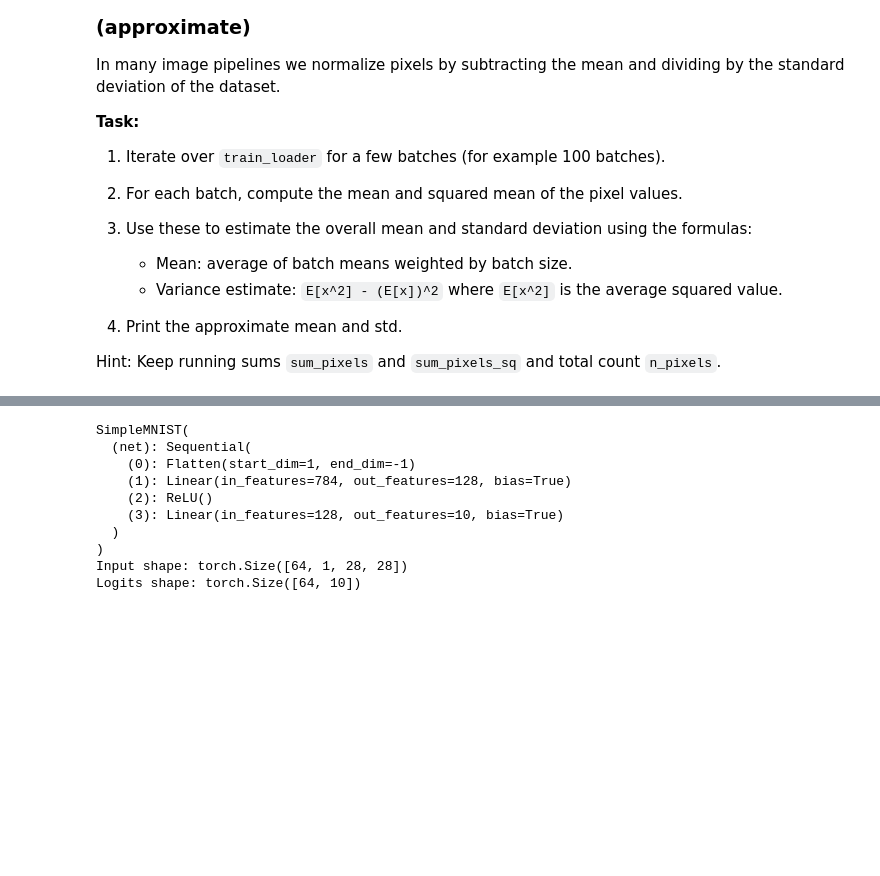
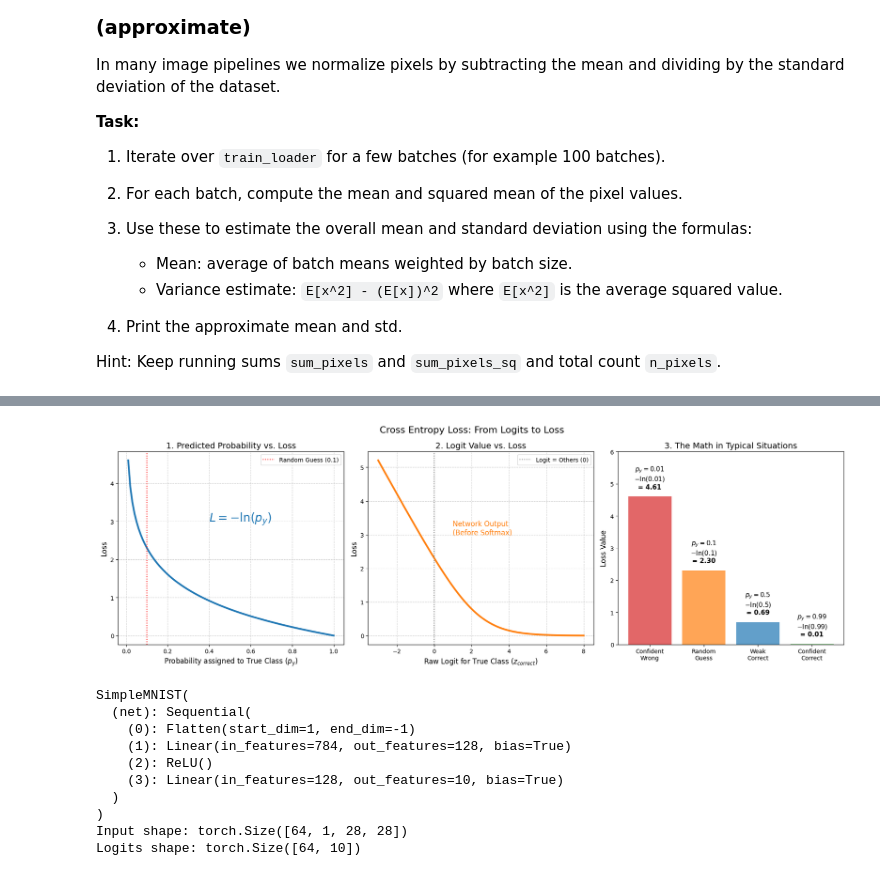
Before and after one commit to Artillence/python_advanced_course, a Jupyter notebook: day4_deep_learning_pytorch.ipynb, the cells around one changed output, grey strips where cells are left out. Drawn from its saved outputs; the diff is of its cells as text; code cells hidden in the pictures; blank space fills up the shorter version.

```diff
--- a/day4_deep_learning_pytorch.ipynb
+++ b/day4_deep_learning_pytorch.ipynb
@@ -804,6 +817,82 @@ PyTorch provides `nn.CrossEntropyLoss`, which internally combines:
 * Negative log-likelihood loss.
 
 Our training objective on MNIST is to **find parameters $(W_1, b_1, W_2, b_2)$ that minimize this average cross-entropy loss over the training set**.
+# %%
+import matplotlib.pyplot as plt
+import numpy as np
+
+def softmax(x):
+    """Compute softmax values for each set of scores in x."""
+    e_x = np.exp(x - np.max(x))
+    return e_x / e_x.sum(axis=0)
+
+# Setup the figure
+fig, axes = plt.subplots(1, 3, figsize=(18, 6))
+plt.subplots_adjust(wspace=0.3, bottom=0.2)
+
+# --- Subplot 1: Probability vs. Loss ---
+probs = np.linspace(0.01, 1.0, 100)
+loss_p = -np.log(probs)
+
+axes[0].plot(probs, loss_p, linewidth=3, color='#1f77b4')
+axes[0].set_title("1. Predicted Probability vs. Loss", fontsize=14)
+axes[0].set_xlabel("Probability assigned to True Class ($p_y$)", fontsize=12)
+axes[0].set_ylabel("Loss", fontsize=12)
+axes[0].grid(True, linestyle='--', alpha=0.6)
+axes[0].axvline(x=0.1, color='red', linestyle=':', label='Random Guess (0.1)')
+# Add the general formula large on the plot
+axes[0].text(0.4, 3.0, r"$L = -\ln(p_y)$", fontsize=20, color='#1f77b4')
+axes[0].legend()
+
+# --- Subplot 2: Logit Value vs. Loss ---
+logit_correct = np.linspace(-3, 8, 100)
+losses_logits = []
+
+for l_c in logit_correct:
+    # 9 wrong logits at 0, 1 correct logit varying
+    current_logits = np.concatenate([np.zeros(9), [l_c]])
+    probs_vec = softmax(current_logits)
+    p_correct = probs_vec[-1]
+    losses_logits.append(-np.log(p_correct))
+
+axes[1].plot(logit_correct, losses_logits, linewidth=3, color='#ff7f0e')
+axes[1].set_title("2. Logit Value vs. Loss", fontsize=14)
+axes[1].set_xlabel("Raw Logit for True Class ($z_{correct}$)", fontsize=12)
+axes[1].set_ylabel("Loss", fontsize=12)
+axes[1].grid(True, linestyle='--', alpha=0.6)
+axes[1].axvline(x=0, color='gray', linestyle=':', label='Logit = Others (0)')
+axes[1].text(1, 3.0, "Network Output\n(Before Softmax)", fontsize=12, color='#ff7f0e')
+axes[1].legend()
+
+# --- Subplot 3: Specific Scenarios with Formulas ---
+scenarios = ['Confident\nWrong', 'Random\nGuess', 'Weak\nCorrect', 'Confident\nCorrect']
+p_scenarios = [0.01, 0.1, 0.5, 0.99]
+loss_scenarios = [-np.log(p) for p in p_scenarios]
+colors = ['#d62728', '#ff7f0e', '#1f77b4', '#2ca02c']
+
+bars = axes[2].bar(scenarios, loss_scenarios, color=colors, alpha=0.7)
+axes[2].set_title("3. The Math in Typical Situations", fontsize=14)
+axes[2].set_ylabel("Loss Value", fontsize=12)
+axes[2].set_ylim(0, 6) # Make room for text
+
+# Add the specific formula calculation on top of each bar
+for i, bar in enumerate(bars):
+    height = bar.get_height()
+    p_val = p_scenarios[i]
+
+    # Create the label string with LaTeX formatting
+    label_text = (f"$p_y = {p_val}$\n"
+                  f"$-\ln({p_val})$\n"
+                  f"= {height:.2f}")
+
+    axes[2].text(bar.get_x() + bar.get_width()/2., height + 0.2,
+                 label_text, ha='center', va='bottom', fontsize=11, fontweight='bold', color='black')
+
+plt.suptitle("Cross Entropy Loss: From Logits to Loss", fontsize=16, y=0.98)
+plt.tight_layout()
+plt.show()
+# %% [output]
+[figure, added]
 # %%
 # SimpleMNIST model definition
 class SimpleMNIST(nn.Module):
```
Also changed, not shown: parts of 33 cells of this notebook, 1 other file.
